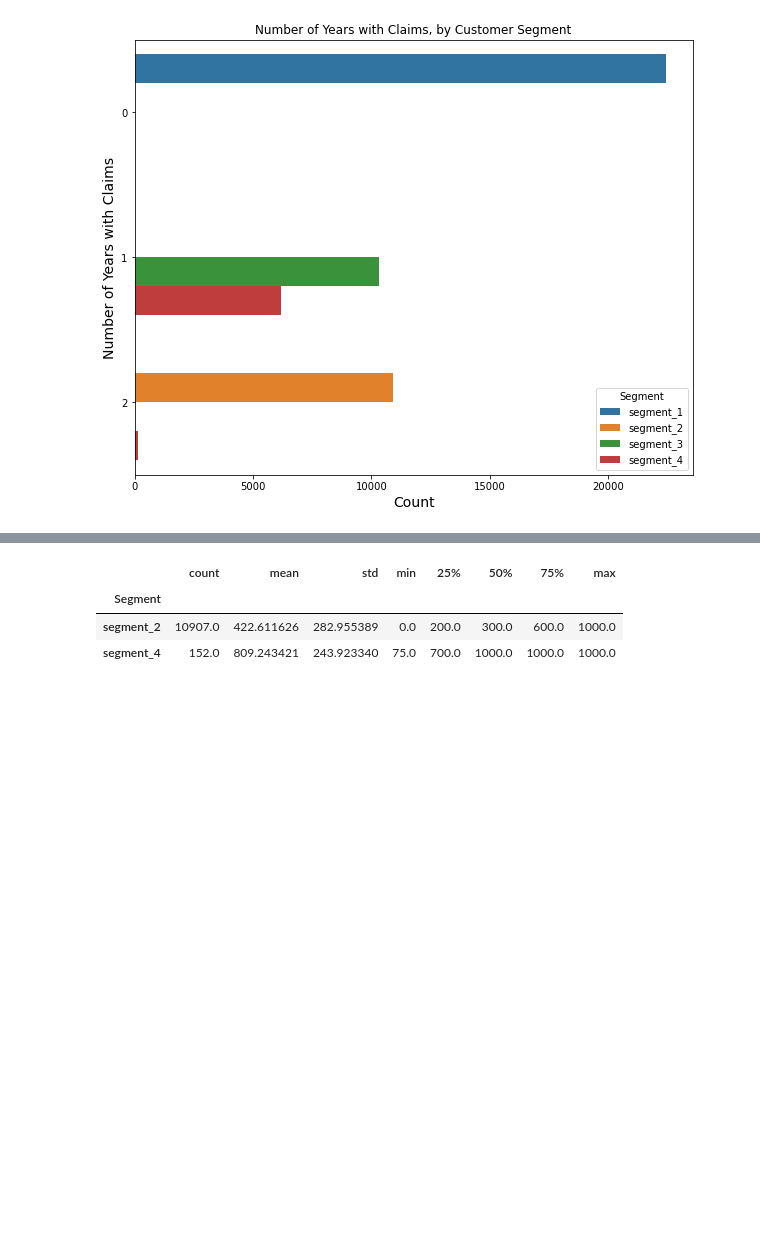
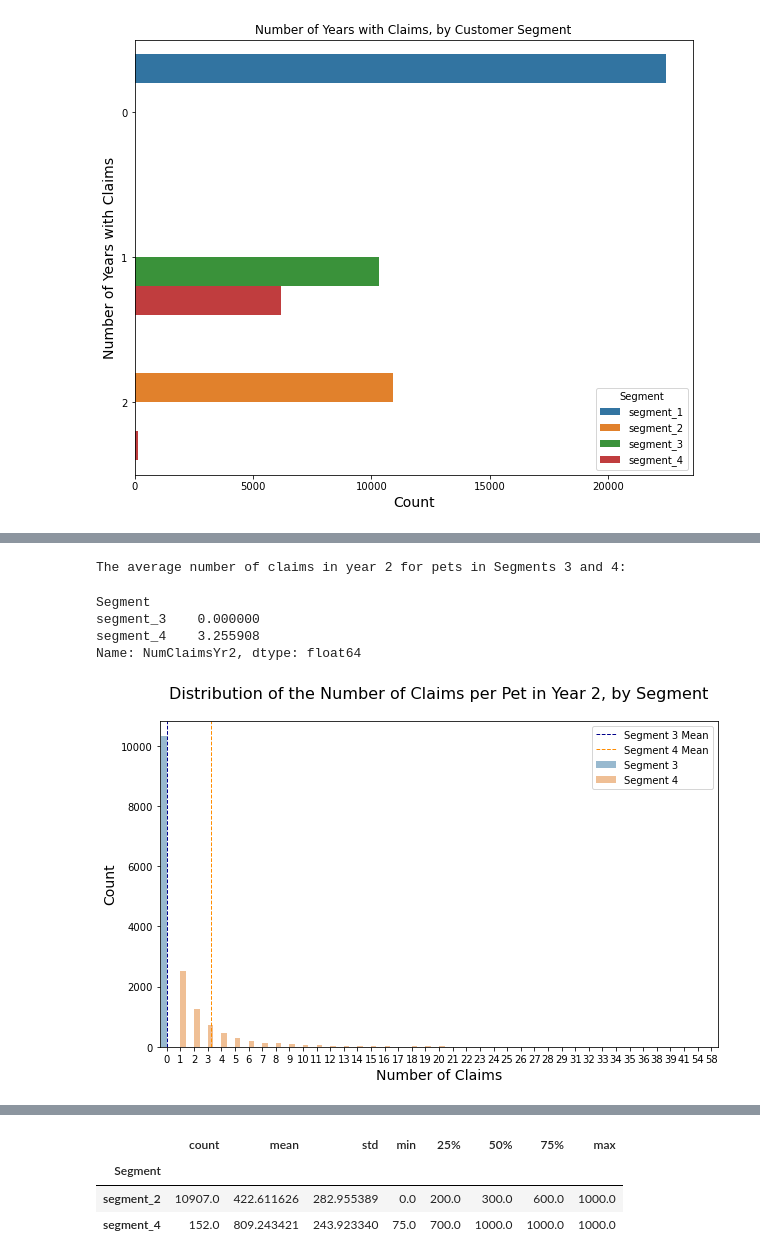
Before and after one commit to stevenrhart/pet-insurance-customer-segmentation, a Jupyter notebook: notebooks/02_pet_insurance_customer_segmentation_eda_and_clustering.ipynb, the cells around one changed output, grey strips where cells are left out. Drawn from its saved outputs; the diff is of its cells as text; code cells hidden in the pictures; blank space fills up the shorter version.

```diff
--- a/notebooks/02_pet_insurance_customer_segmentation_eda_and_clustering.ipynb
+++ b/notebooks/02_pet_insurance_customer_segmentation_eda_and_clustering.ipynb
@@ -666,0 +707,32 @@ Given the fact that our second PCA component, Component 1, was heavily influence
+# %%
+# Compare the number of claims in year 2 for both segments
+print("The average number of claims in year 2 for pets in Segments 3 and 4:")
+segments_3_and_4.groupby(by="Segment")["NumClaimsYr2"].mean()
+# %% [output]
+The average number of claims in year 2 for pets in Segments 3 and 4:
+Segment
+segment_3    0.000000
+segment_4    3.255908
+Name: NumClaimsYr2, dtype: float64
+# %%
+# Calculate mean values
+seg3_mean = segments_3_and_4[segments_3_and_4["Segment"] == "segment_3"]['NumClaimsYr2'].mean()
+seg4_mean = segments_3_and_4[segments_3_and_4["Segment"] == "segment_4"]['NumClaimsYr2'].mean()
+
+# Create a countplot
+fig, ax = plt.subplots(1, 1, figsize=(10, 6))
+sns.countplot(x="NumClaimsYr2", data=segments_3_and_4, hue="Segment", alpha=0.5)
+
+# Plot mean premium amount for dogs and cats
+plt.axvline(seg3_mean, color='darkblue', linestyle='dashed', linewidth=1, label="Segment 3 Mean")
+plt.axvline(seg4_mean, color='darkorange', linestyle='dashed', linewidth=1, label="Segment 4 Mean")
+
+# Add title and display plot
+plt.title("Distribution of the Number of Claims per Pet in Year 2, by Segment", y=1.05, fontsize=16)
+plt.xlabel("Number of Claims", fontsize=14)
+plt.ylabel("Count", fontsize=14)
+plt.legend(labels=(['Segment 3 Mean', 'Segment 4 Mean', 'Segment 3', 'Segment 4']), loc='upper right')
+plt.savefig('../figures/Number-Claims-by-Segment-Yr1.png')
+plt.show()
+# %% [output]
+[figure, added]
```
Also changed, not shown: parts of 24 cells of this notebook, 1 other file.
